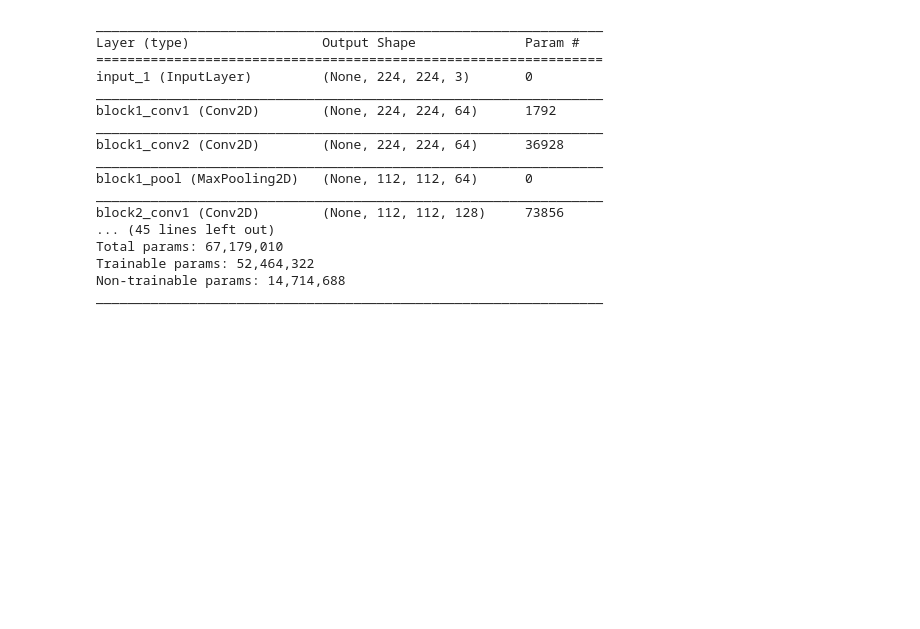
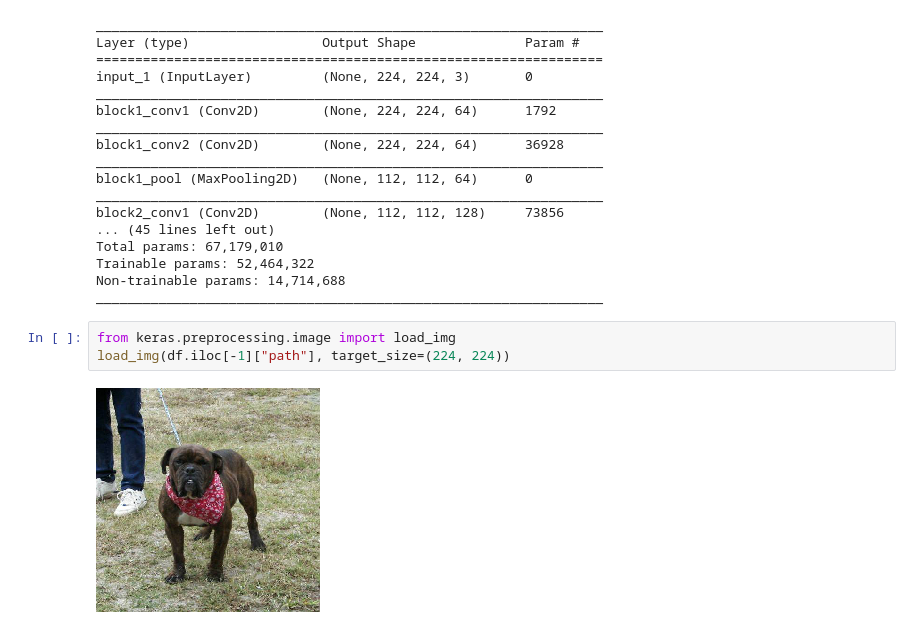
Before and after one commit to grand-coder/ML520, a Jupyter notebook: DogCat.ipynb, the cells around one changed output. Drawn from its saved outputs; the diff is of its cells as text; blank space fills up the shorter version.

```diff
--- a/DogCat.ipynb
+++ b/DogCat.ipynb
@@ -111,3 +111,8 @@ Total params: 67,179,010
 Trainable params: 52,464,322
 Non-trainable params: 14,714,688
 _________________________________________________________________
+# %%
+from keras.preprocessing.image import load_img
+load_img(df.iloc[-1]["path"], target_size=(224, 224))
+# %% [output]
+[figure, added]
```
Also changed, not shown: parts of 2 cells of this notebook.
